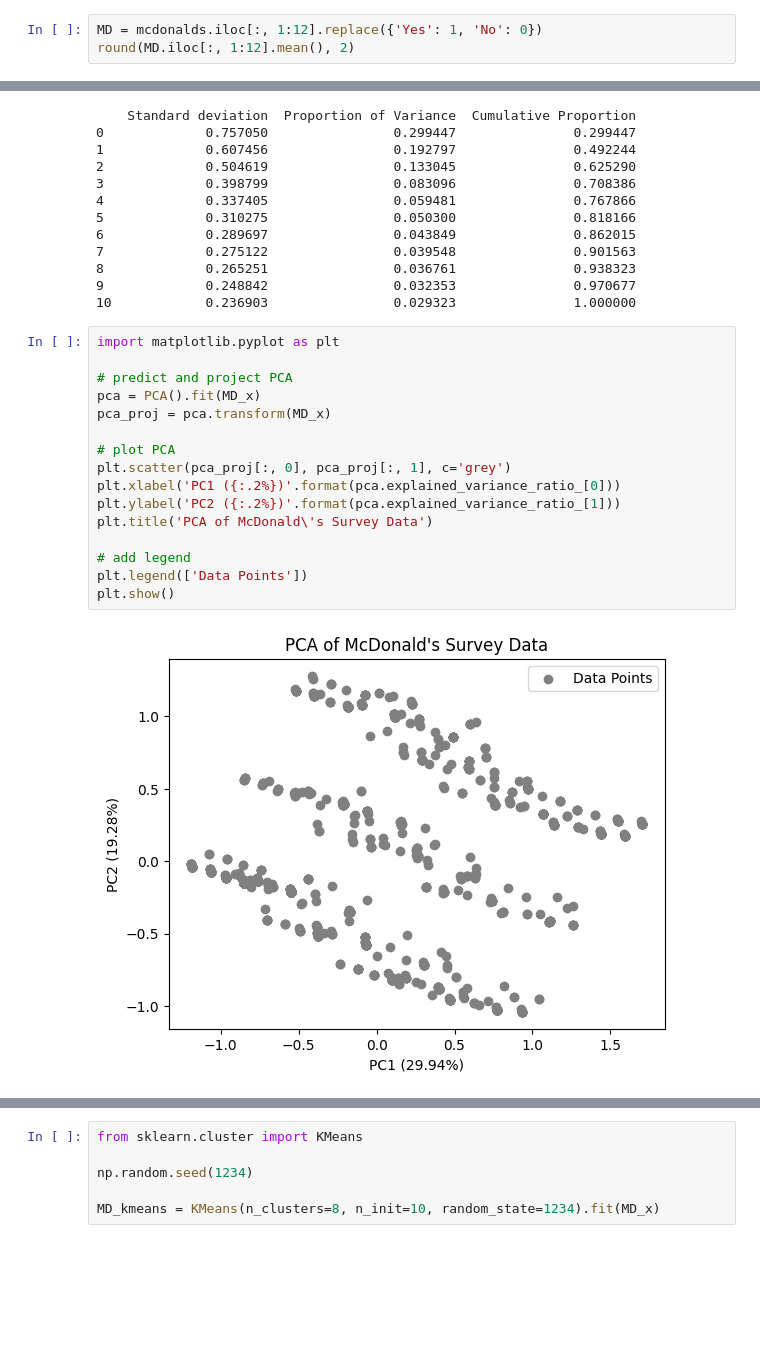
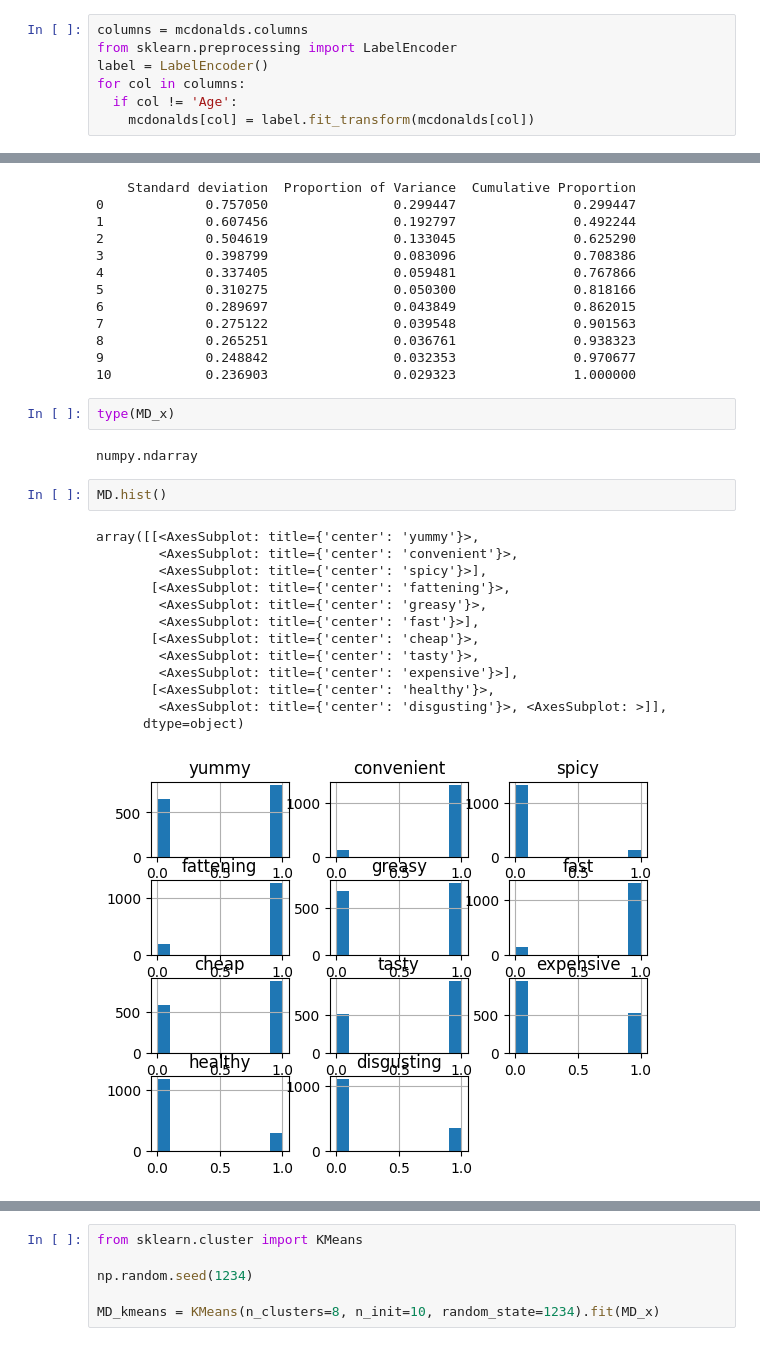
Before and after one commit to KAVINKUMAR1102/DATA-INVESTIGATION, a Jupyter notebook: McDonald's dataset.ipynb, the cells around one changed output, grey strips where cells are left out. Drawn from its saved outputs; the diff is of its cells as text; blank space fills up the shorter version.

```diff
--- a/McDonald's dataset.ipynb
+++ b/McDonald's dataset.ipynb
@@ -26,5 +26,9 @@ mcdonalds.head()
 | 3 | Yes | Yes | No | Yes | Yes | Yes | Yes | Yes | No | No | ... |
 | 4 | No | Yes | No | Yes | Yes | Yes | Yes | No | No | Yes | ... |
 # %%
-MD = mcdonalds.iloc[:, 1:12].replace({'Yes': 1, 'No': 0})
-round(MD.iloc[:, 1:12].mean(), 2)
+columns = mcdonalds.columns
+from sklearn.preprocessing import LabelEncoder
+label = LabelEncoder()
+for col in columns:
+  if col != 'Age':
+    mcdonalds[col] = label.fit_transform(mcdonalds[col])
@@ -68,21 +70,23 @@ print(summary_df)
 8             0.265251                0.036761               0.938323
 9             0.248842                0.032353               0.970677
 10            0.236903                0.029323               1.000000
-# %%
-import matplotlib.pyplot as plt
-
-# predict and project PCA
-pca = PCA().fit(MD_x)
-pca_proj = pca.transform(MD_x)
-
-# plot PCA
-plt.scatter(pca_proj[:, 0], pca_proj[:, 1], c='grey')
-plt.xlabel('PC1 ({:.2%})'.format(pca.explained_variance_ratio_[0]))
-plt.ylabel('PC2 ({:.2%})'.format(pca.explained_variance_ratio_[1]))
-plt.title('PCA of McDonald\'s Survey Data')
-
-# add legend
-plt.legend(['Data Points'])
-plt.show()
-# %% [output]
-[figure, removed]
+# %%
+type(MD_x)
+# %% [output]
+numpy.ndarray
+# %%
+MD.hist()
+# %% [output]
+array([[<AxesSubplot: title={'center': 'yummy'}>,
+        <AxesSubplot: title={'center': 'convenient'}>,
+        <AxesSubplot: title={'center': 'spicy'}>],
+       [<AxesSubplot: title={'center': 'fattening'}>,
+        <AxesSubplot: title={'center': 'greasy'}>,
+        <AxesSubplot: title={'center': 'fast'}>],
+       [<AxesSubplot: title={'center': 'cheap'}>,
+        <AxesSubplot: title={'center': 'tasty'}>,
+        <AxesSubplot: title={'center': 'expensive'}>],
+       [<AxesSubplot: title={'center': 'healthy'}>,
+        <AxesSubplot: title={'center': 'disgusting'}>, <AxesSubplot: >]],
+      dtype=object)
+[figure, added]
```
Also changed, not shown: parts of 8 cells of this notebook.
